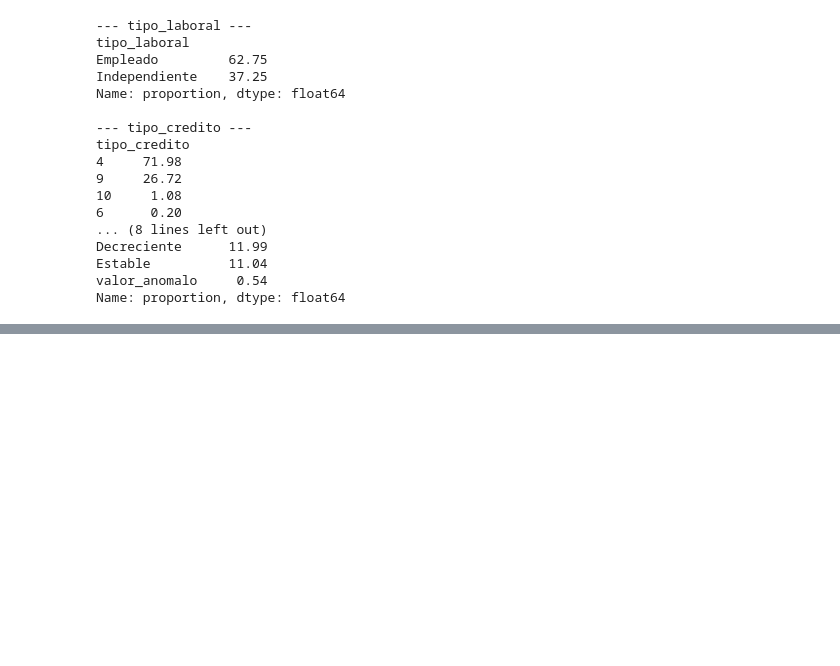
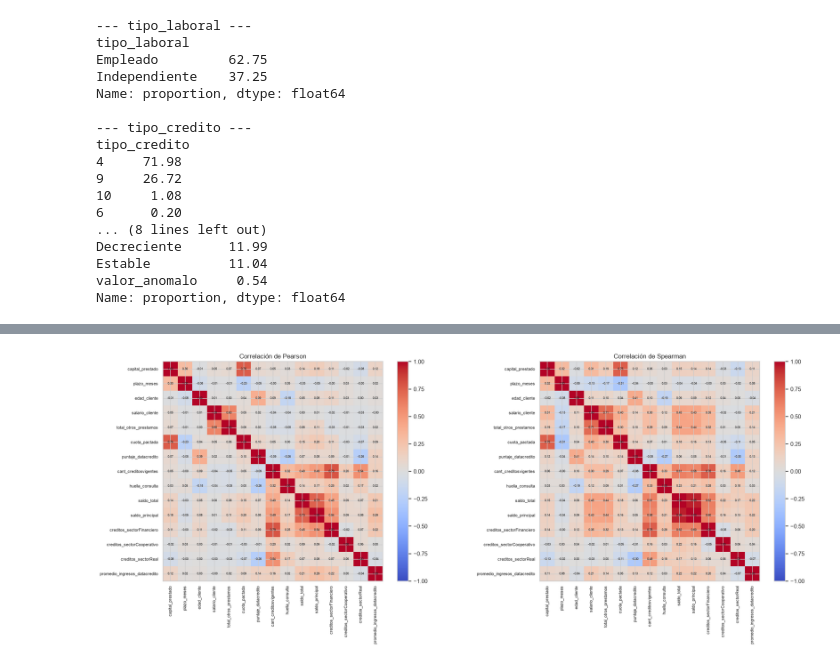
Before and after one commit to mmelgarejo-ds/credit-risk-mlops, a Jupyter notebook: mlops_pipeline/src/comprension_eda.ipynb, the cells around one changed output, grey strips where cells are left out. Drawn from its saved outputs; the diff is of its cells as text; code cells hidden in the pictures; blank space fills up the shorter version.

```diff
--- a/mlops_pipeline/src/comprension_eda.ipynb
+++ b/mlops_pipeline/src/comprension_eda.ipynb
@@ -1953,0 +2283,57 @@ agruparse en una categoría "otros" antes del modelado.
+# %%
+# Crea dos paneles para comparar las correlaciones de Pearson y Spearman.
+fig, axes = plt.subplots(1, 2, figsize=(20, 8))
+
+# Genera una matriz de correlación con cada método.
+for i, metodo in enumerate(["pearson", "spearman"]):
+    corr = df_limpio[numericas_bi].corr(method=metodo)
+
+    # Representa las correlaciones con un mapa de colores entre -1 y 1.
+    im = axes[i].imshow(
+        corr,
+        cmap="coolwarm",
+        vmin=-1,
+        vmax=1
+    )
+
+    # Configura los nombres de las variables en ambos ejes.
+    axes[i].set_xticks(range(len(numericas_bi)))
+    axes[i].set_xticklabels(
+        numericas_bi,
+        rotation=90,
+        fontsize=8
+    )
+    axes[i].set_yticks(range(len(numericas_bi)))
+    axes[i].set_yticklabels(
+        numericas_bi,
+        fontsize=8
+    )
+    axes[i].set_title(
+        f"Correlación de {metodo.capitalize()}"
+    )
+
+    # Escribe el valor numérico dentro de cada celda de la matriz.
+    for x in range(len(numericas_bi)):
+        for y in range(len(numericas_bi)):
+            axes[i].text(
+                y,
+                x,
+                f"{corr.iloc[x, y]:.2f}",
+                ha="center",
+                va="center",
+                fontsize=6
+            )
+
+    # Añade una barra de color para interpretar la intensidad
+    # y el sentido de cada correlación.
+    fig.colorbar(
+        im,
+        ax=axes[i],
+        fraction=0.046
+    )
+
+# Ajusta el diseño y muestra ambas matrices.
+plt.tight_layout()
+plt.show()
+# %% [output]
+[figure, added]
```
Also changed, not shown: parts of 55 cells of this notebook.
